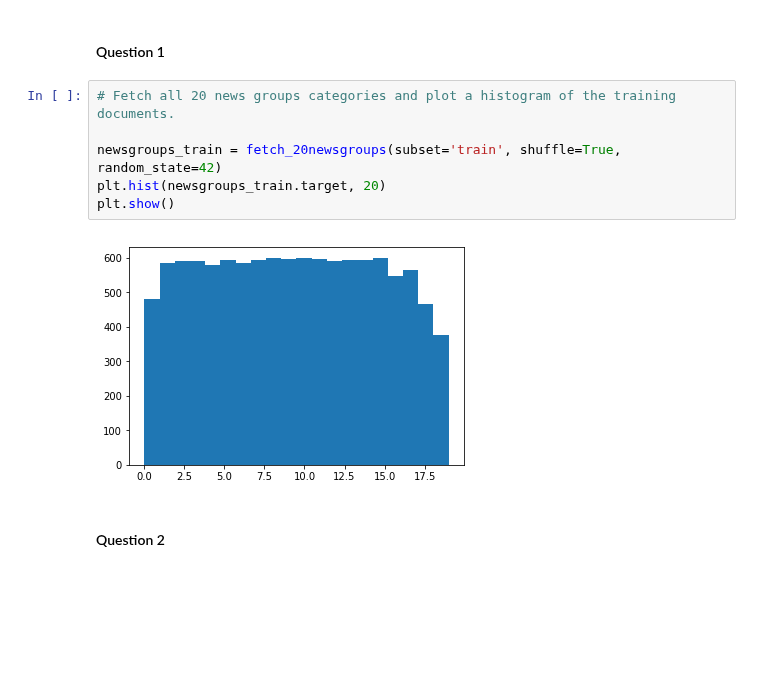
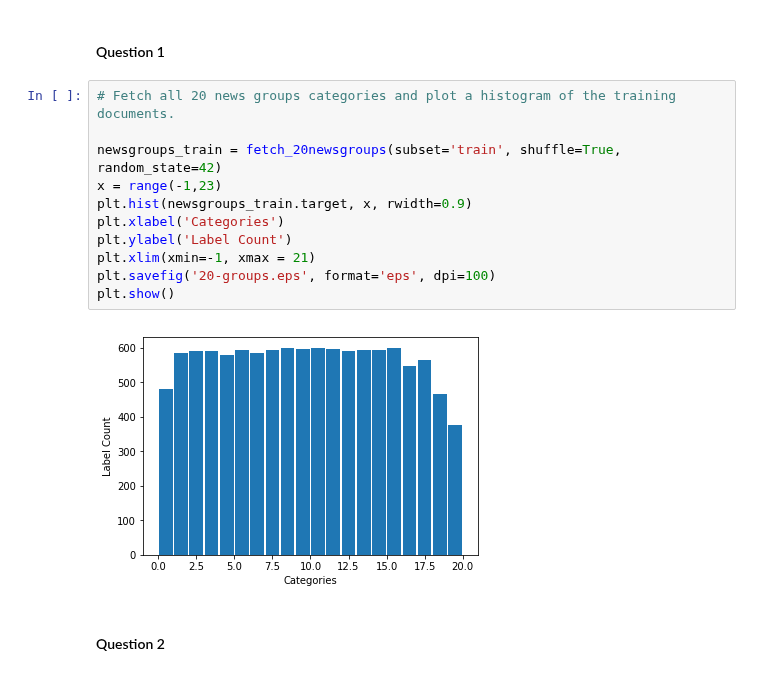
Before and after one commit to 219Winter2019adjz/test, a Jupyter notebook: proj1.ipynb, the cells around one changed output. Cells and saved outputs as stored; diff of their text form; blank space fills up the shorter version.

Commit message:
Added plots

```diff
--- a/proj1.ipynb
+++ b/proj1.ipynb
@@ -132,11 +132,16 @@ def stem_rmv_punc(doc):
 # %%
 # Fetch all 20 news groups categories and plot a histogram of the training documents.
 
 newsgroups_train = fetch_20newsgroups(subset='train', shuffle=True, random_state=42)
-plt.hist(newsgroups_train.target, 20)
+x = range(-1,23)
+plt.hist(newsgroups_train.target, x, rwidth=0.9)
+plt.xlabel('Categories')
+plt.ylabel('Label Count')
+plt.xlim(xmin=-1, xmax = 21)
+plt.savefig('20-groups.eps', format='eps', dpi=100)
 plt.show()
 # %% [output]
-[figure, old version]
+[figure, new version]
 # %% [markdown]
 #### Question 2
 # %%
```
Also changed, not shown: parts of 8 cells of this notebook, 3 other files.
